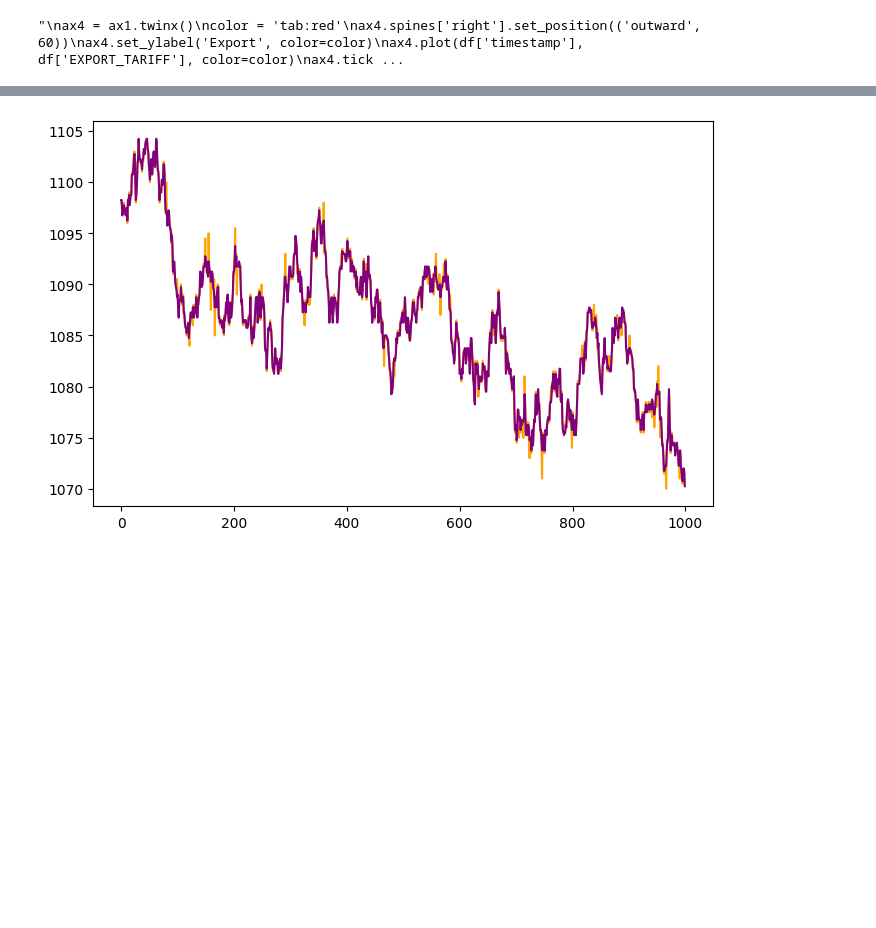
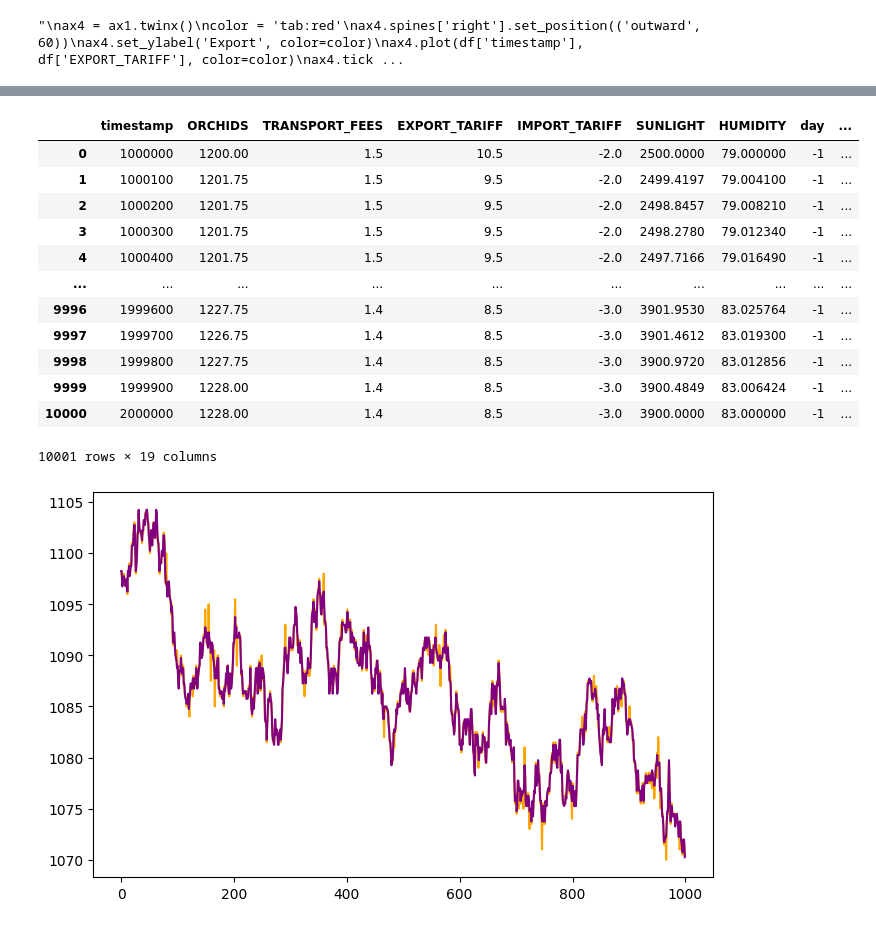
Before and after one commit to felixpoirier1/Prosperity, a Jupyter notebook: test.ipynb, the cells around one changed output, grey strips where cells are left out. Cells and saved outputs as stored; diff of their text form; code cells hidden in the pictures; blank space fills up the shorter version.

```diff
--- a/test.ipynb
+++ b/test.ipynb
@@ -1870,3 +1854,9 @@ prod_df
+# %%
+s = prod_df.groupby('day')['HUMIDITY'].cumsum()
+s.iloc[:10001] = s.iloc[:10001]/np.arange(1, 10002)
+s.iloc[10001:20002] = s.iloc[10001:20002]/np.arange(1, 10002)
+s.iloc[20002:] = s.iloc[20002:]/np.arange(1, 10002)
+prod_df['cum_hum'] = s
 # %%
 def plot_orchids_sunlight_humidity(df):
     fig, axs = plt.subplots(3, 1, sharex=True, figsize=(12, 8), gridspec_kw={'height_ratios': [2, 1, 1]})
@@ -2000,3 +1994,19 @@ plot_orchids_sunlight_humidity_combined(prod_df.iloc[20002:])
+# %%
+prod_df[prod_df['day'] == -1]
+# %% [output]
+|  | timestamp | ORCHIDS | TRANSPORT_FEES | EXPORT_TARIFF | IMPORT_TARIFF | SUNLIGHT | HUMIDITY | day | ... |
+| 0 | 1000000 | 1200.00 | 1.5 | 10.5 | -2.0 | 2500.0000 | 79.000000 | -1 | ... |
+| 1 | 1000100 | 1201.75 | 1.5 | 9.5 | -2.0 | 2499.4197 | 79.004100 | -1 | ... |
+| 2 | 1000200 | 1201.75 | 1.5 | 9.5 | -2.0 | 2498.8457 | 79.008210 | -1 | ... |
+| 3 | 1000300 | 1201.75 | 1.5 | 9.5 | -2.0 | 2498.2780 | 79.012340 | -1 | ... |
+| 4 | 1000400 | 1201.75 | 1.5 | 9.5 | -2.0 | 2497.7166 | 79.016490 | -1 | ... |
+| ... | ... | ... | ... | ... | ... | ... | ... | ... | ... |
+| 9996 | 1999600 | 1227.75 | 1.4 | 8.5 | -3.0 | 3901.9530 | 83.025764 | -1 | ... |
+| 9997 | 1999700 | 1226.75 | 1.4 | 8.5 | -3.0 | 3901.4612 | 83.019300 | -1 | ... |
+| 9998 | 1999800 | 1227.75 | 1.4 | 8.5 | -3.0 | 3900.9720 | 83.012856 | -1 | ... |
+| 9999 | 1999900 | 1228.00 | 1.4 | 8.5 | -3.0 | 3900.4849 | 83.006424 | -1 | ... |
+| 10000 | 2000000 | 1228.00 | 1.4 | 8.5 | -3.0 | 3900.0000 | 83.000000 | -1 | ... |
+10001 rows × 19 columns
 # %%
 sun_dm1 = prod_df['SUNLIGHT'].iloc[:10001].copy()
 hum_dm1 = prod_df['HUMIDITY'].iloc[:10001].copy()
```
Also changed, not shown: parts of 32 cells of this notebook, 2 other files.
